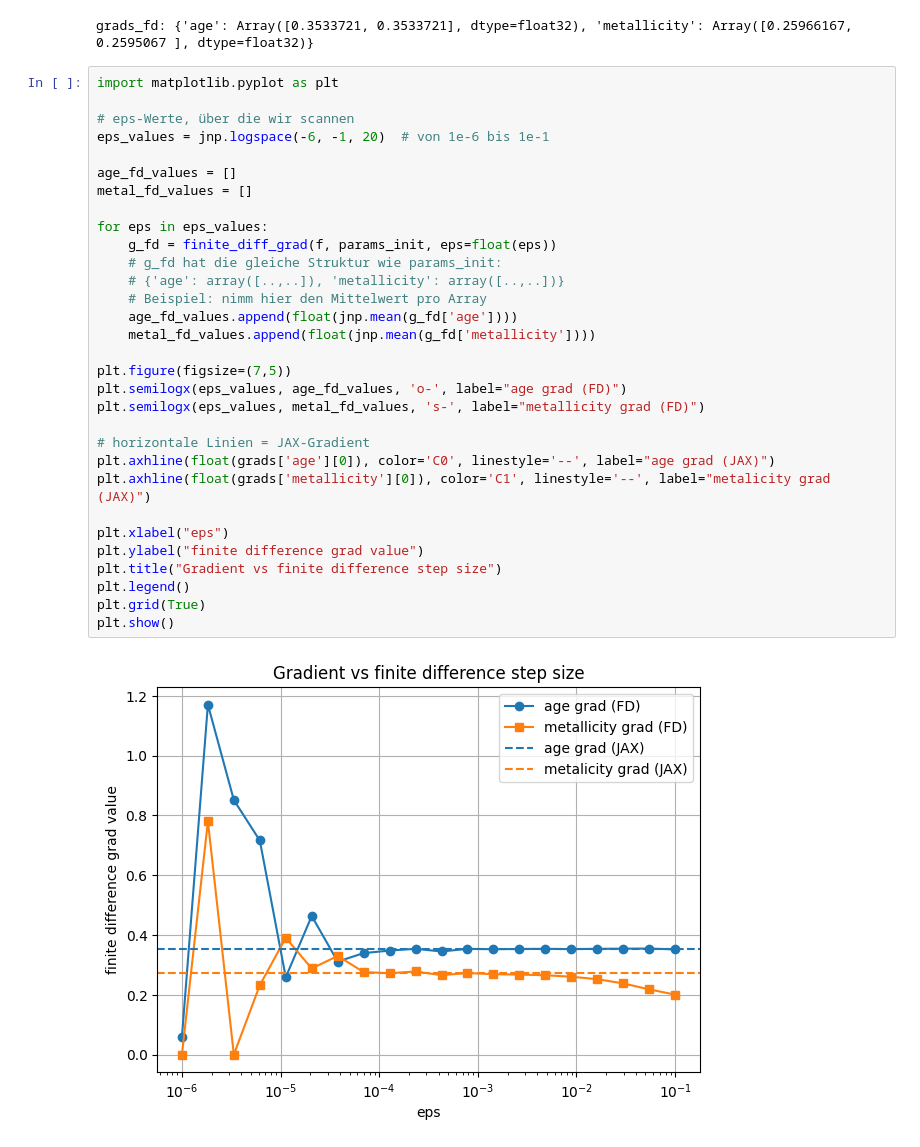
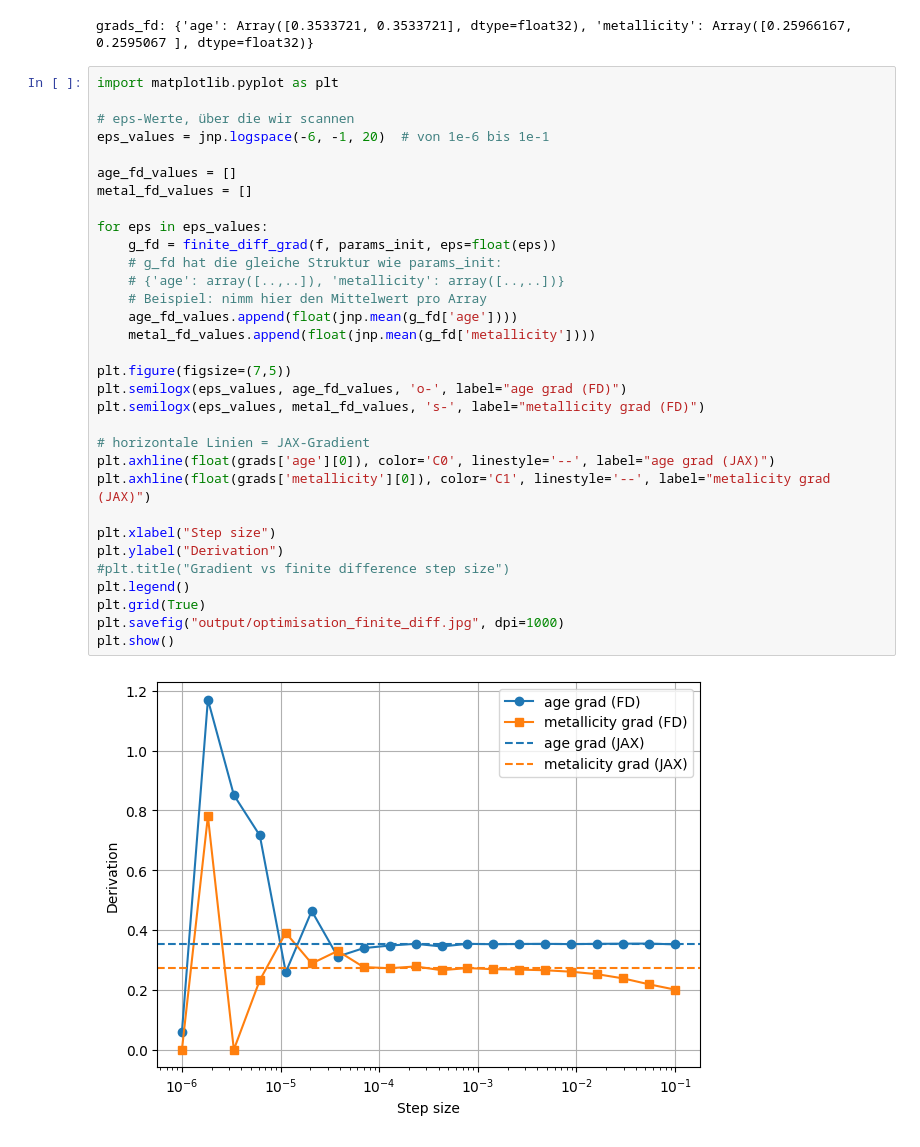
Before and after one commit to AstroAI-Lab/rubix, a Jupyter notebook: notebooks/gradient_age_metallicity_adamoptimizer_vs_finite_diff.ipynb, the cells around one changed output. Saved outputs shown, nothing was run; the diff lists cells and outputs as text.

```diff
--- a/notebooks/gradient_age_metallicity_adamoptimizer_vs_finite_diff.ipynb
+++ b/notebooks/gradient_age_metallicity_adamoptimizer_vs_finite_diff.ipynb
@@ -345,33 +345,34 @@ grads_fd: {'age': Array([0.3533721, 0.3533721], dtype=float32), 'metallicity': A
 # %%
 import matplotlib.pyplot as plt
 
 # eps-Werte, über die wir scannen
 eps_values = jnp.logspace(-6, -1, 20)  # von 1e-6 bis 1e-1
 
 age_fd_values = []
 metal_fd_values = []
 
 for eps in eps_values:
     g_fd = finite_diff_grad(f, params_init, eps=float(eps))
     # g_fd hat die gleiche Struktur wie params_init:
     # {'age': array([..,..]), 'metallicity': array([..,..])}
     # Beispiel: nimm hier den Mittelwert pro Array
     age_fd_values.append(float(jnp.mean(g_fd['age'])))
     metal_fd_values.append(float(jnp.mean(g_fd['metallicity'])))
 
 plt.figure(figsize=(7,5))
 plt.semilogx(eps_values, age_fd_values, 'o-', label="age grad (FD)")
 plt.semilogx(eps_values, metal_fd_values, 's-', label="metallicity grad (FD)")
 
 # horizontale Linien = JAX-Gradient
 plt.axhline(float(grads['age'][0]), color='C0', linestyle='--', label="age grad (JAX)")
 plt.axhline(float(grads['metallicity'][0]), color='C1', linestyle='--', label="metalicity grad (JAX)")
 
-plt.xlabel("eps")
-plt.ylabel("finite difference grad value")
-plt.title("Gradient vs finite difference step size")
+plt.xlabel("Step size")
+plt.ylabel("Derivation")
+#plt.title("Gradient vs finite difference step size")
 plt.legend()
 plt.grid(True)
+plt.savefig("output/optimisation_finite_diff.jpg", dpi=1000)
 plt.show()
 # %% [output]
-[figure, old version]
+[figure, new version]
```
Also changed, not shown: parts of 6 cells of this notebook, 5 other files.
